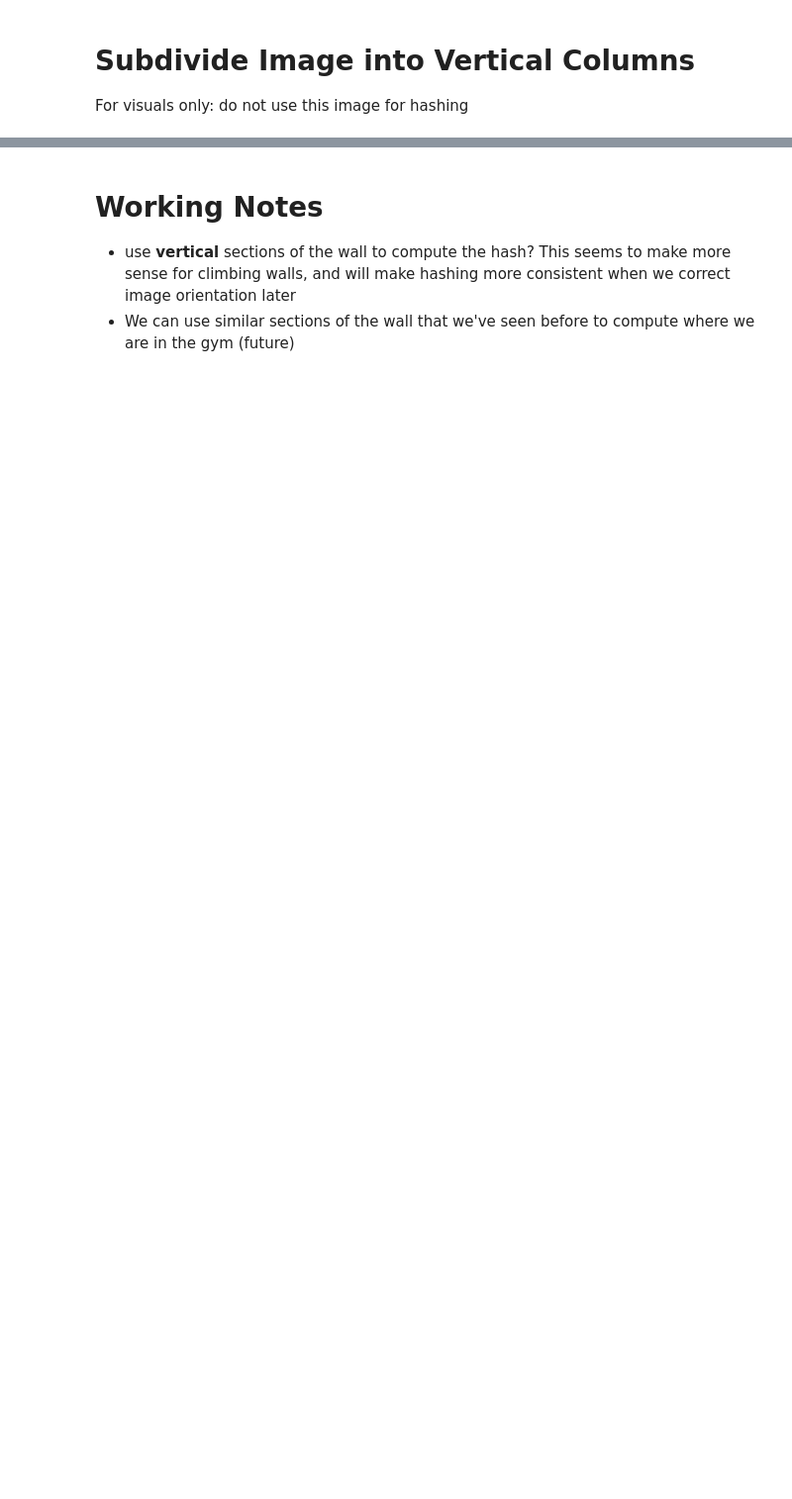
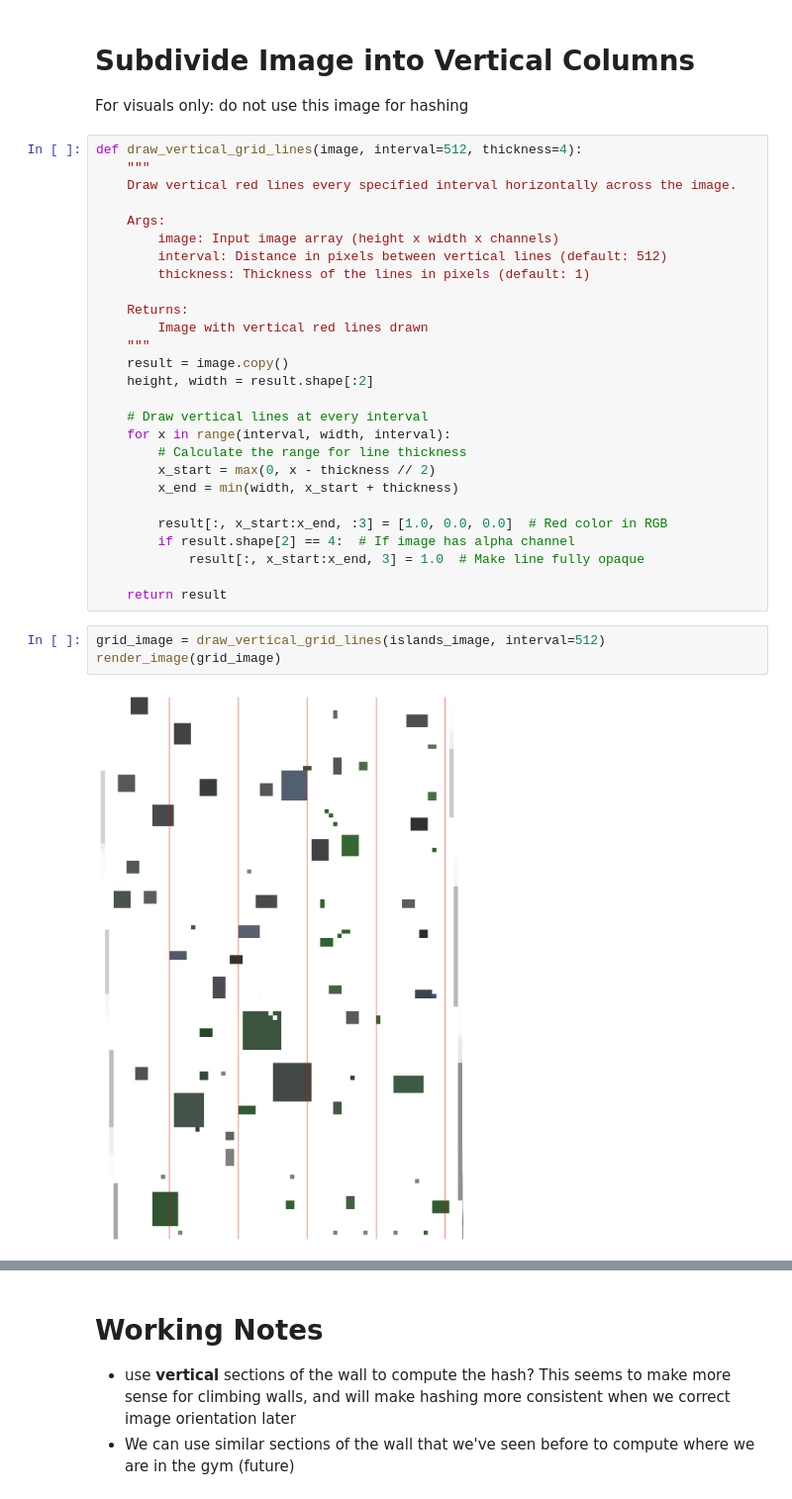
Before and after one commit to JustinLin905/pebl-image-processing, a Jupyter notebook: preprocessing.ipynb, the cells around one changed output, grey strips where cells are left out. Shown at 99% size. Saved outputs shown, nothing was run; the diff lists cells and outputs as text; blank space fills up the shorter version.

```diff
--- a/preprocessing.ipynb
+++ b/preprocessing.ipynb
@@ -329,3 +330,35 @@ render_image(islands_image)
 # %% [markdown]
 # Subdivide Image into Vertical Columns
 For visuals only: do not use this image for hashing
+# %%
+def draw_vertical_grid_lines(image, interval=512, thickness=4):
+    """
+    Draw vertical red lines every specified interval horizontally across the image.
+
+    Args:
+        image: Input image array (height x width x channels)
+        interval: Distance in pixels between vertical lines (default: 512)
+        thickness: Thickness of the lines in pixels (default: 1)
+
+    Returns:
+        Image with vertical red lines drawn
+    """
+    result = image.copy()
+    height, width = result.shape[:2]
+
+    # Draw vertical lines at every interval
+    for x in range(interval, width, interval):
+        # Calculate the range for line thickness
+        x_start = max(0, x - thickness // 2)
+        x_end = min(width, x_start + thickness)
+
+        result[:, x_start:x_end, :3] = [1.0, 0.0, 0.0]  # Red color in RGB
+        if result.shape[2] == 4:  # If image has alpha channel
+            result[:, x_start:x_end, 3] = 1.0  # Make line fully opaque
+
+    return result
+# %%
+grid_image = draw_vertical_grid_lines(islands_image, interval=512)
+render_image(grid_image)
+# %% [output]
+[figure, added]
```
Also changed, not shown: parts of 4 cells of this notebook.
